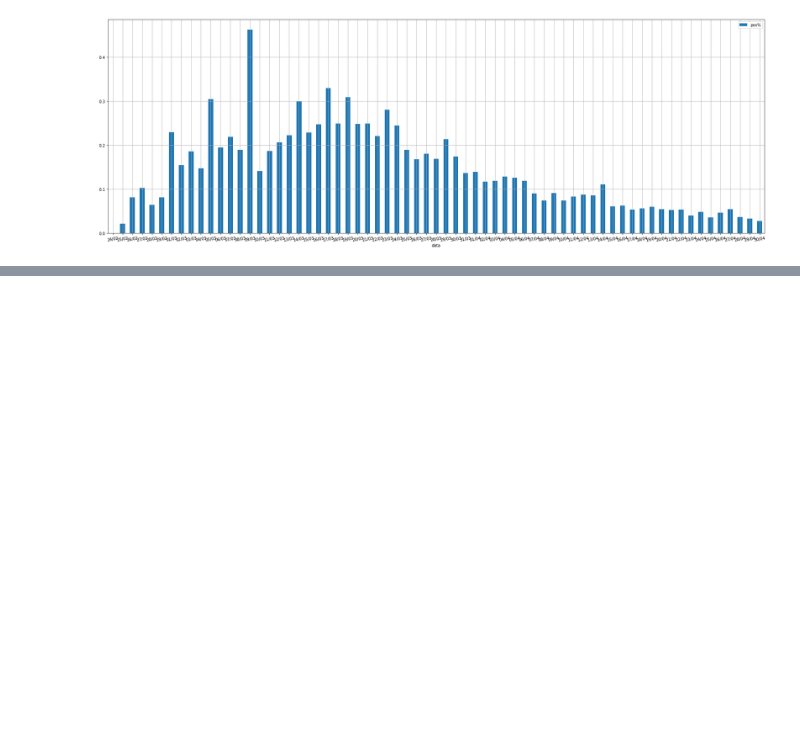
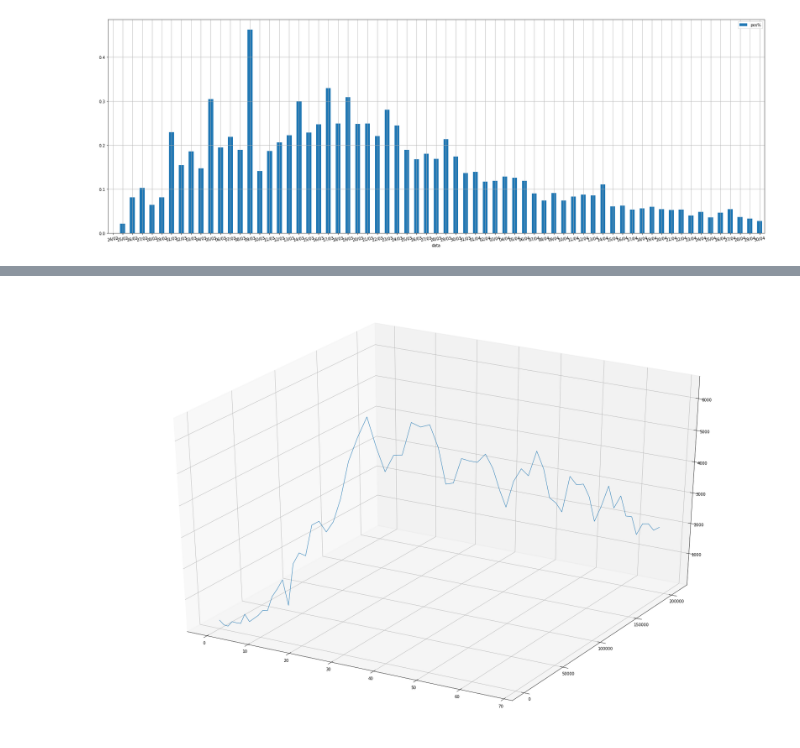
Before and after one commit to mahakaal/covid, a Jupyter notebook: Covid.ipynb, the cells around one changed output, grey strips where cells are left out. Saved outputs shown, nothing was run; the diff lists cells and outputs as text; code cells hidden in the pictures; blank space fills up the shorter version.

```diff
--- a/Covid.ipynb
+++ b/Covid.ipynb
@@ -204,0 +214,17 @@ df1.plot(kind="bar", x="data", y='pos%', grid=True, figsize=(30,10), rot=10)
+# %%
+from mpl_toolkits.mplot3d import Axes3D
+from matplotlib import cm
+from matplotlib.ticker import LinearLocator, FormatStrFormatter
+
+fig = plt.figure(figsize=(30,20))
+ax = fig.gca(projection='3d')
+
+X = np.arange(df['data'].size)
+Y = df['totale_casi']
+Z = df['nuovi_positivi']
+
+ax.plot(X, Y, Z, linewidth=1, antialiased=True)
+
+plt.show()
+# %% [output]
+[figure, added]
```
Also changed, not shown: parts of 7 cells of this notebook, 2 other files.
